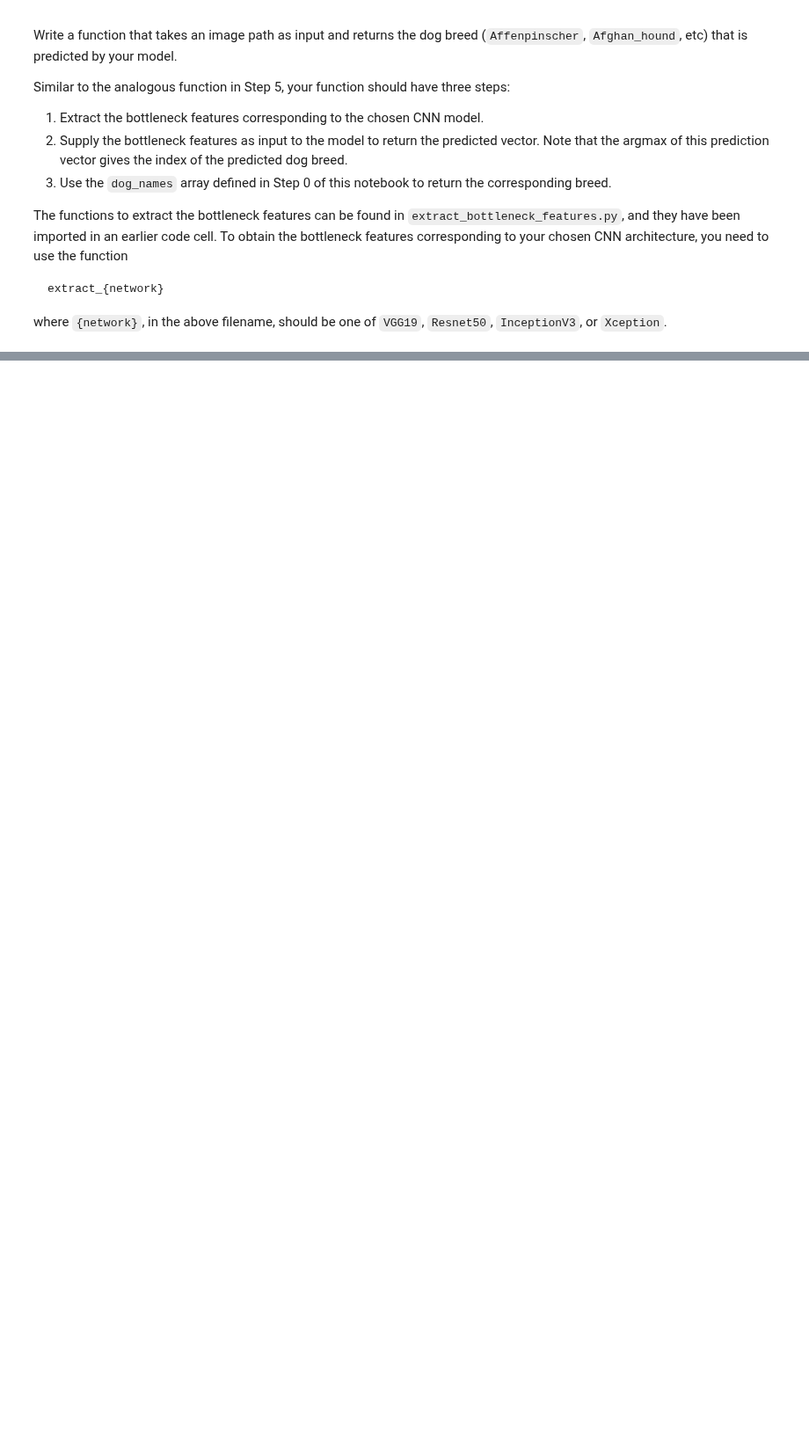
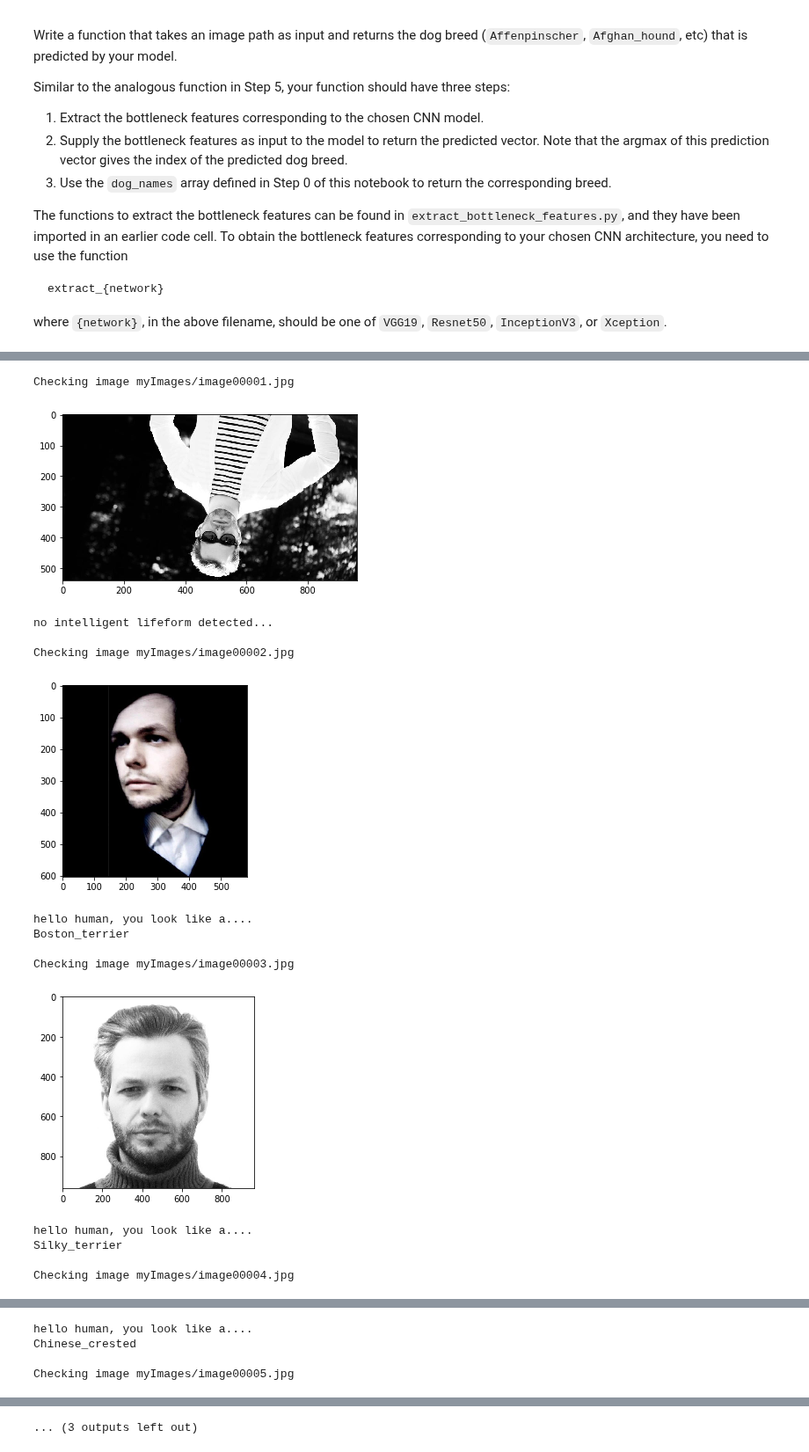
Before and after one commit to dreamspy/DL-Projects, a Jupyter notebook: dog-project/dog_app.ipynb, the cells around one changed output, grey strips where cells are left out. Shown at 88% size. Saved outputs shown, nothing was run; the diff lists cells and outputs as text; code cells hidden in the pictures; blank space fills up the shorter version.

```diff
--- a/dog-project/dog_app.ipynb
+++ b/dog-project/dog_app.ipynb
@@ -815,3 +798,31 @@ Some sample output for our algorithm is provided below, but feel free to design
+# %%
+### TODO: Write your algorithm.
+### Feel free to use as many code cells as needed.
+
+# if dog or human
+#   print breed
+# else
+#   print error
+def human_dog_detector(img_path):
+    print("Checking image", img_path)
+    img = cv2.imread(img_path)
+    img = cv2.cvtColor(img, cv2.COLOR_BGR2RGB)
+    plt.imshow(img)
+    plt.show()
+    human = face_detector(img_path)
+    dog = dog_detector(img_path)
+#     print(human, dog)
+    if(human or dog):
+        breed = Resnet50_predict_breed(img_path)
+        if human:
+            print("hello human, you look like a....")
+        if dog:
+            print("hello dog, your breed is...")
+        print(breed)
+    else:
+        print("no intelligent lifeform detected...")
+    print()
+# human_dog_detector(train_files[0])
 # %% [markdown]
 ---
 <a id='step7'></a>
@@ -829,4 +846,27 @@ __Answer:__
 # %%
 ## TODO: Execute your algorithm from Step 6 on
 ## at least 6 images on your computer.
 ## Feel free to use as many code cells as needed.
+human_dog_detector('myImages/image00001.jpg')
+human_dog_detector('myImages/image00002.jpg')
+human_dog_detector('myImages/image00003.jpg')
+human_dog_detector('myImages/image00004.jpg')
+human_dog_detector('myImages/image00005.jpg')
+human_dog_detector('myImages/image00006.jpg')
+human_dog_detector('myImages/image00007.jpg')
+# %% [output]
+Checking image myImages/image00001.jpg
+[figure, added]
+no intelligent lifeform detected...
+
+Checking image myImages/image00002.jpg
+[figure, added]
+hello human, you look like a....
+Boston_terrier
+
+Checking image myImages/image00003.jpg
+[figure, added]
+hello human, you look like a....
+Silky_terrier
+
+Checking image myImages/image00004.jpg
@@ -832,0 +874,4 @@ __Answer:__
+hello human, you look like a....
+Chinese_crested
+
+Checking image myImages/image00005.jpg
@@ -832,0 +884 @@ __Answer:__
+... (3 outputs left out)
```
Also changed, not shown: parts of 21 cells of this notebook, 7 other files.
